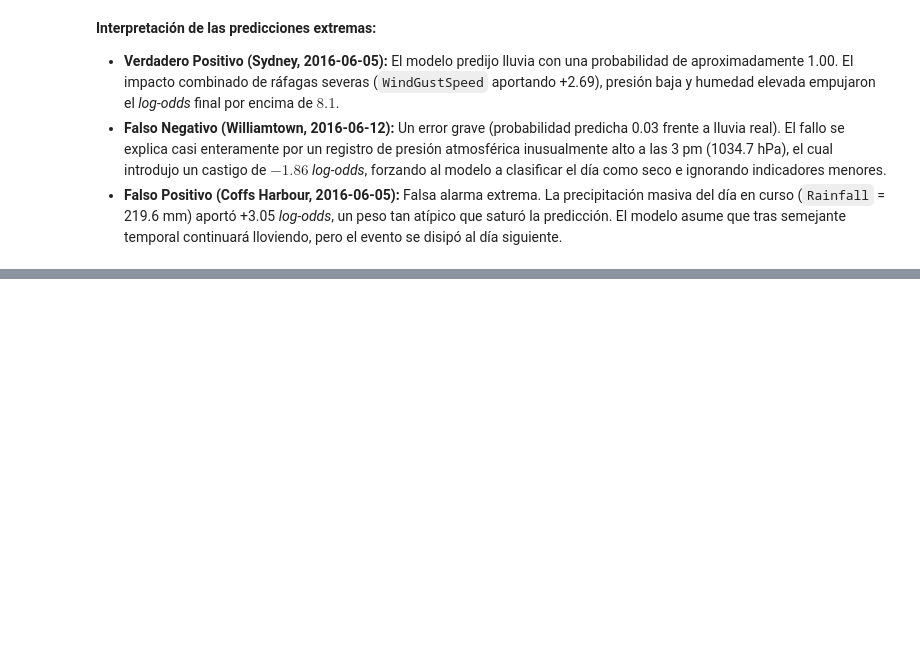
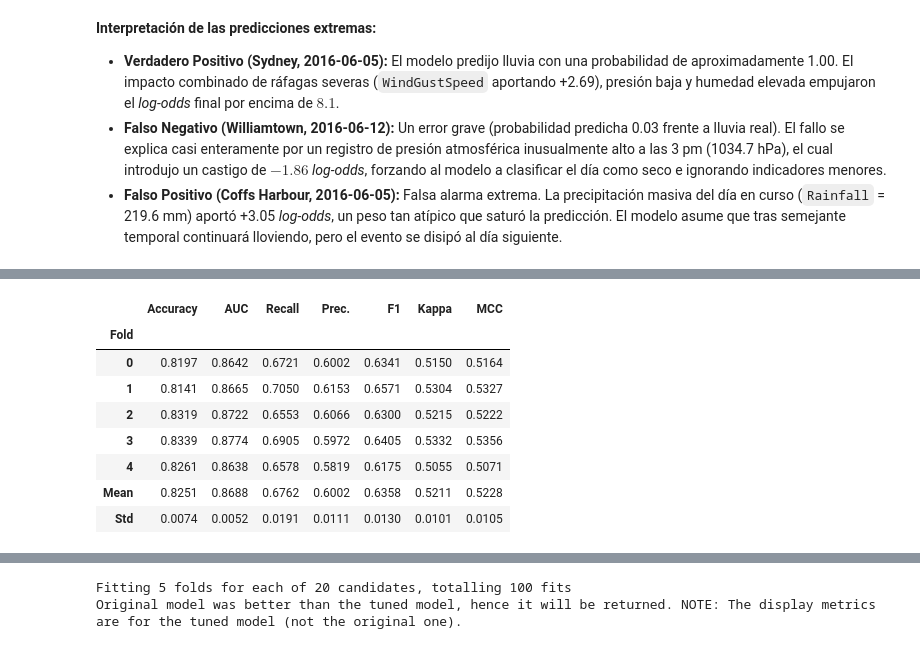
Before and after one commit to Guillerminav/TP_AA1_Arias_Bousono_Casariego, a Jupyter notebook: TP_2/TP-clasificacion-AA1.ipynb, the cells around one changed output, grey strips where cells are left out. Saved outputs shown, nothing was run; the diff lists cells and outputs as text; code cells hidden in the pictures; blank space fills up the shorter version.

```diff
--- a/TP_2/TP-clasificacion-AA1.ipynb
+++ b/TP_2/TP-clasificacion-AA1.ipynb
@@ -1177,0 +1232,4 @@ for nombre, i in casos.items():
+# %%
+# Random search de 20 combinaciones sobre los hiperparámetros del mejor modelo, optimizando F1
+mejor_ajustado = tune_model(mejores[0], optimize='F1', n_iter=20)
+# %% [output]
@@ -1177,0 +1237,9 @@ for nombre, i in casos.items():
+|  | Accuracy | AUC | Recall | Prec. | F1 | Kappa | MCC |
+| Fold |  |  |  |  |  |  |  |
+| 0 | 0.8197 | 0.8642 | 0.6721 | 0.6002 | 0.6341 | 0.5150 | 0.5164 |
+| 1 | 0.8141 | 0.8665 | 0.7050 | 0.6153 | 0.6571 | 0.5304 | 0.5327 |
+| 2 | 0.8319 | 0.8722 | 0.6553 | 0.6066 | 0.6300 | 0.5215 | 0.5222 |
+| 3 | 0.8339 | 0.8774 | 0.6905 | 0.5972 | 0.6405 | 0.5332 | 0.5356 |
+| 4 | 0.8261 | 0.8638 | 0.6578 | 0.5819 | 0.6175 | 0.5055 | 0.5071 |
+| Mean | 0.8251 | 0.8688 | 0.6762 | 0.6002 | 0.6358 | 0.5211 | 0.5228 |
+| Std | 0.0074 | 0.0052 | 0.0191 | 0.0111 | 0.0130 | 0.0101 | 0.0105 |
@@ -1177,0 +1247,2 @@ for nombre, i in casos.items():
+Fitting 5 folds for each of 20 candidates, totalling 100 fits
+Original model was better than the tuned model, hence it will be returned. NOTE: The display metrics are for the tuned model (not the original one).
```
Also changed, not shown: parts of 29 cells of this notebook, 3 other files.
